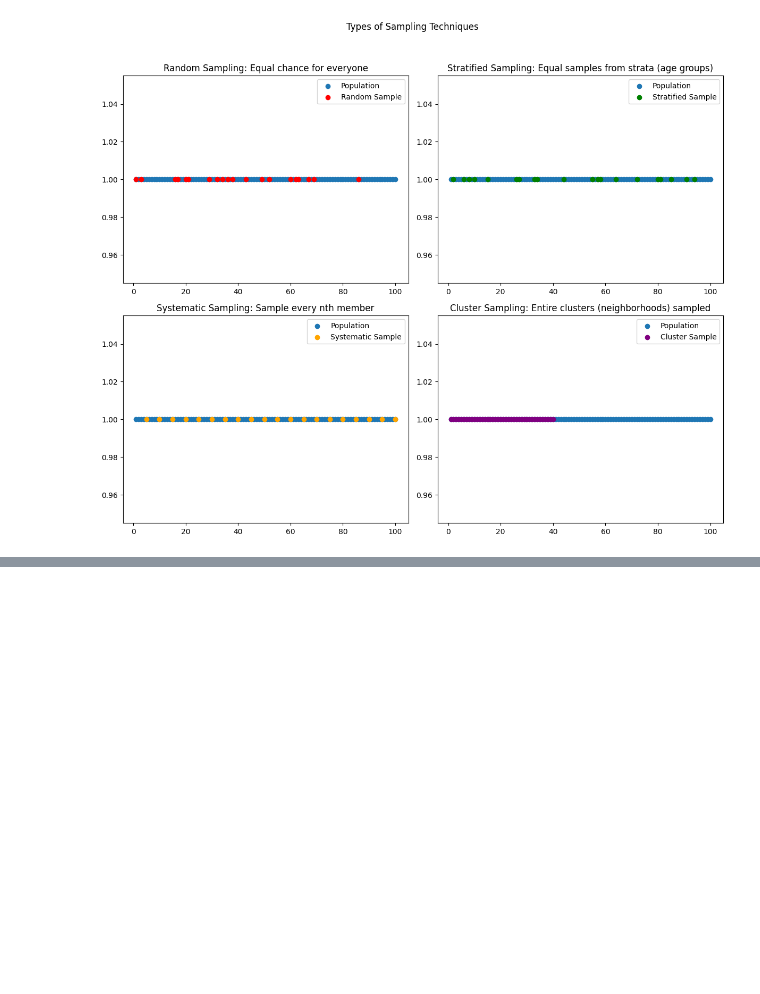
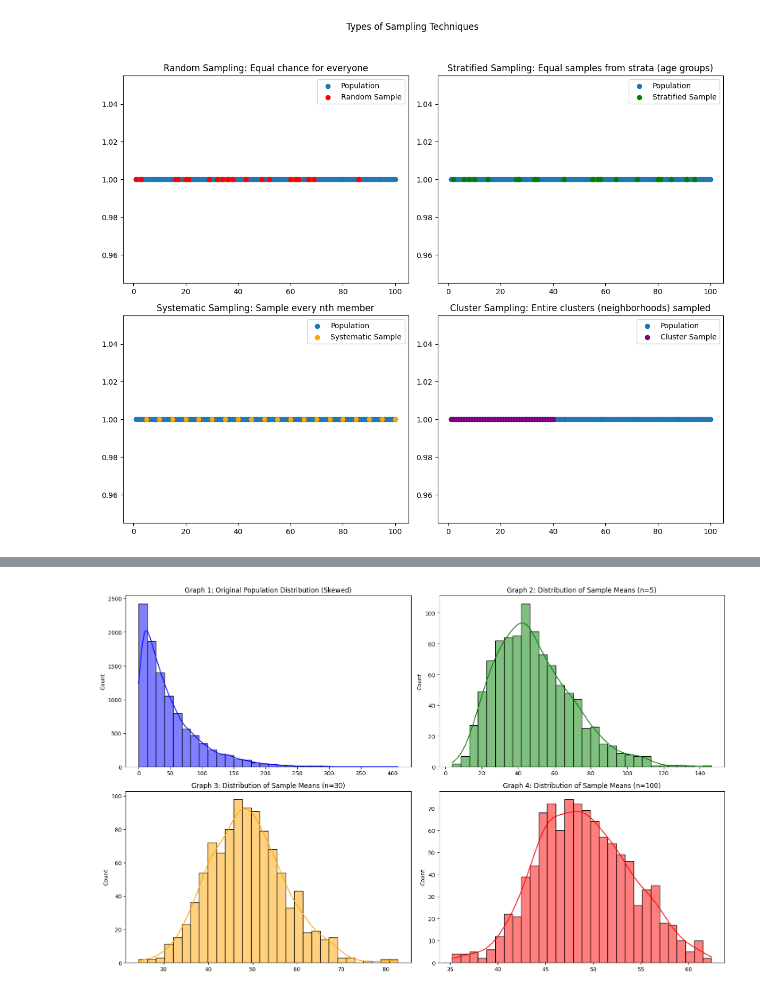
Before and after one commit to MehrdadJalali-AI/Statistics-and-Machine-Learning, a Jupyter notebook: C1_Statistics.ipynb, the cells around one changed output, grey strips where cells are left out. Drawn from its saved outputs; the diff is of its cells as text; code cells hidden in the pictures; blank space fills up the shorter version.

```diff
--- a/C1_Statistics.ipynb
+++ b/C1_Statistics.ipynb
@@ -746,0 +872,53 @@ plt.show()
+# %%
+import numpy as np
+import matplotlib.pyplot as plt
+import seaborn as sns
+
+# Set random seed for reproducibility
+np.random.seed(42)
+
+# Generate an original population with a skewed distribution
+population_size = 10000
+population = np.random.exponential(scale=50, size=population_size)  # Skewed population (exponential distribution)
+
+# Function to take multiple samples and calculate sample means
+def sample_means(population, sample_size, num_samples):
+    means = []
+    for _ in range(num_samples):
+        sample = np.random.choice(population, sample_size, replace=False)
+        means.append(np.mean(sample))
+    return means
+
+# Take 1000 samples for different sample sizes
+num_samples = 1000
+sample_means_n5 = sample_means(population, sample_size=5, num_samples=num_samples)
+sample_means_n30 = sample_means(population, sample_size=30, num_samples=num_samples)
+sample_means_n100 = sample_means(population, sample_size=100, num_samples=num_samples)
+
+# Plotting
+plt.figure(figsize=(16, 10))
+
+# Graph 1: Original population distribution (skewed or uniform)
+plt.subplot(2, 2, 1)
+sns.histplot(population, bins=30, kde=True, color='blue')
+plt.title('Graph 1: Original Population Distribution (Skewed)')
+
+# Graph 2: Distribution of sample means (n=5)
+plt.subplot(2, 2, 2)
+sns.histplot(sample_means_n5, bins=30, kde=True, color='green')
+plt.title('Graph 2: Distribution of Sample Means (n=5)')
+
+# Graph 3: Distribution of sample means (n=30)
+plt.subplot(2, 2, 3)
+sns.histplot(sample_means_n30, bins=30, kde=True, color='orange')
+plt.title('Graph 3: Distribution of Sample Means (n=30)')
+
+# Graph 4: Distribution of sample means (n=100)
+plt.subplot(2, 2, 4)
+sns.histplot(sample_means_n100, bins=30, kde=True, color='red')
+plt.title('Graph 4: Distribution of Sample Means (n=100)')
+
+plt.tight_layout()
+plt.show()
+# %% [output]
+[figure, added]
```
Also changed, not shown: parts of 8 cells of this notebook.
